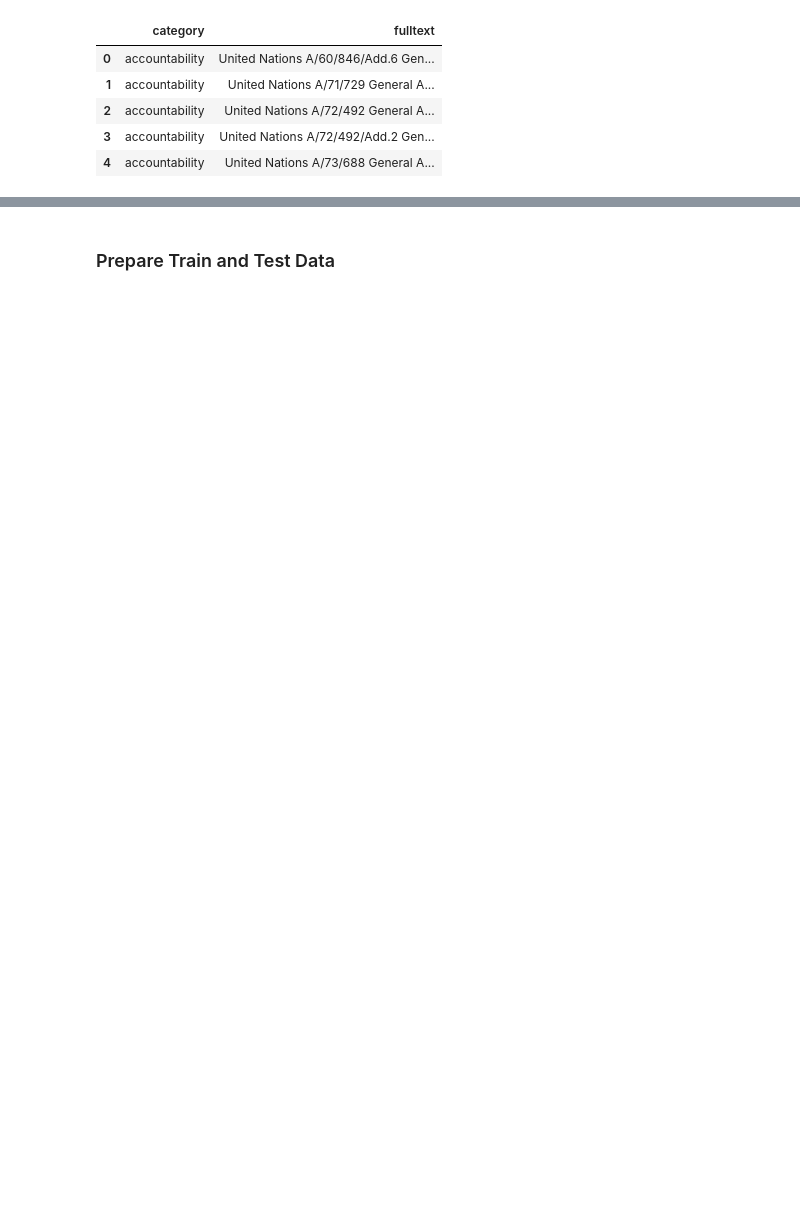
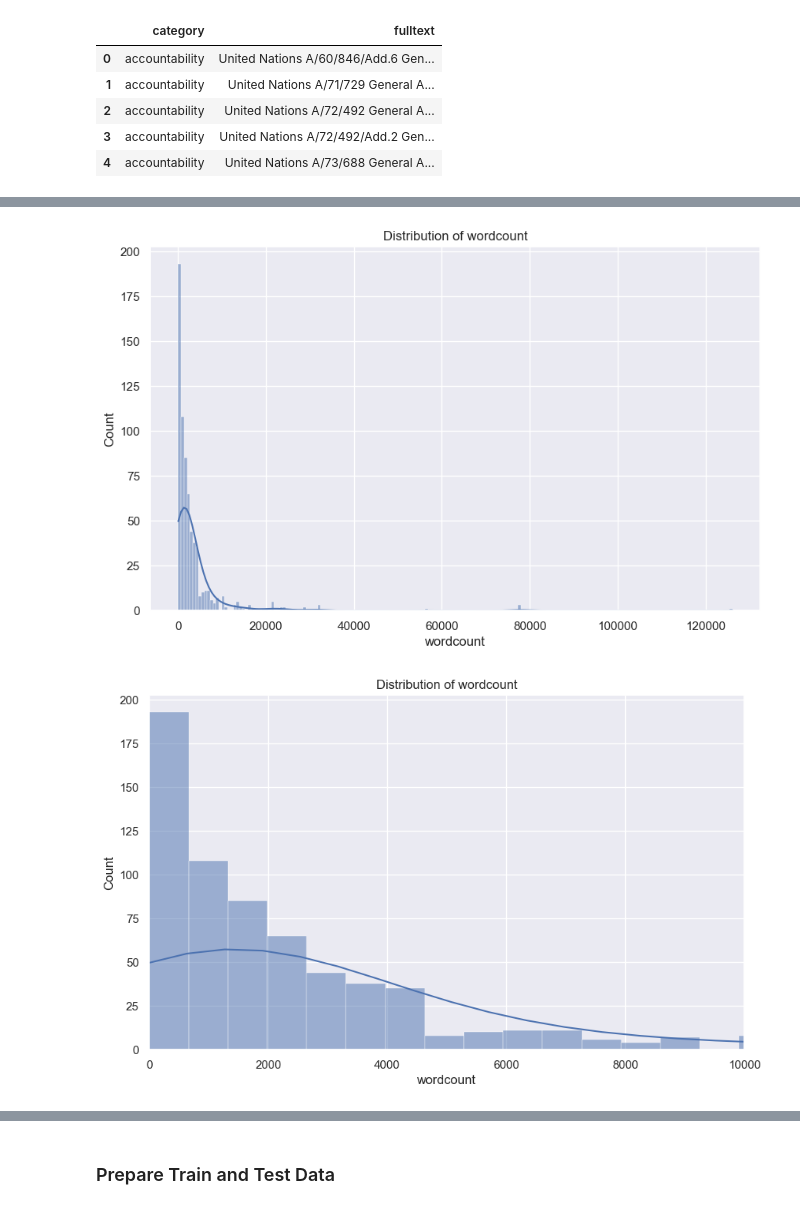
Before and after one commit to cdungca/document-classifier-final, a Jupyter notebook: main.ipynb, the cells around one changed output, grey strips where cells are left out. Cells and saved outputs as stored; diff of their text form; code cells hidden in the pictures; blank space fills up the shorter version.

```diff
--- a/main.ipynb
+++ b/main.ipynb
@@ -105,0 +116,15 @@ plt.show()
+# %%
+# plot distribution of wordcount
+plt.figure(figsize=(10, 6))
+sns.histplot(Corpus["wordcount"], kde=True)
+plt.title("Distribution of wordcount")
+plt.show()
+# zoom in on the distribution of wordcount
+plt.figure(figsize=(10, 6))
+sns.histplot(Corpus["wordcount"], kde=True)
+plt.xlim(0, 10000)
+plt.title("Distribution of wordcount")
+plt.show()
+# %% [output]
+[figure, added]
+[figure, added]
```
Also changed, not shown: parts of 90 cells of this notebook, 20 other files.
